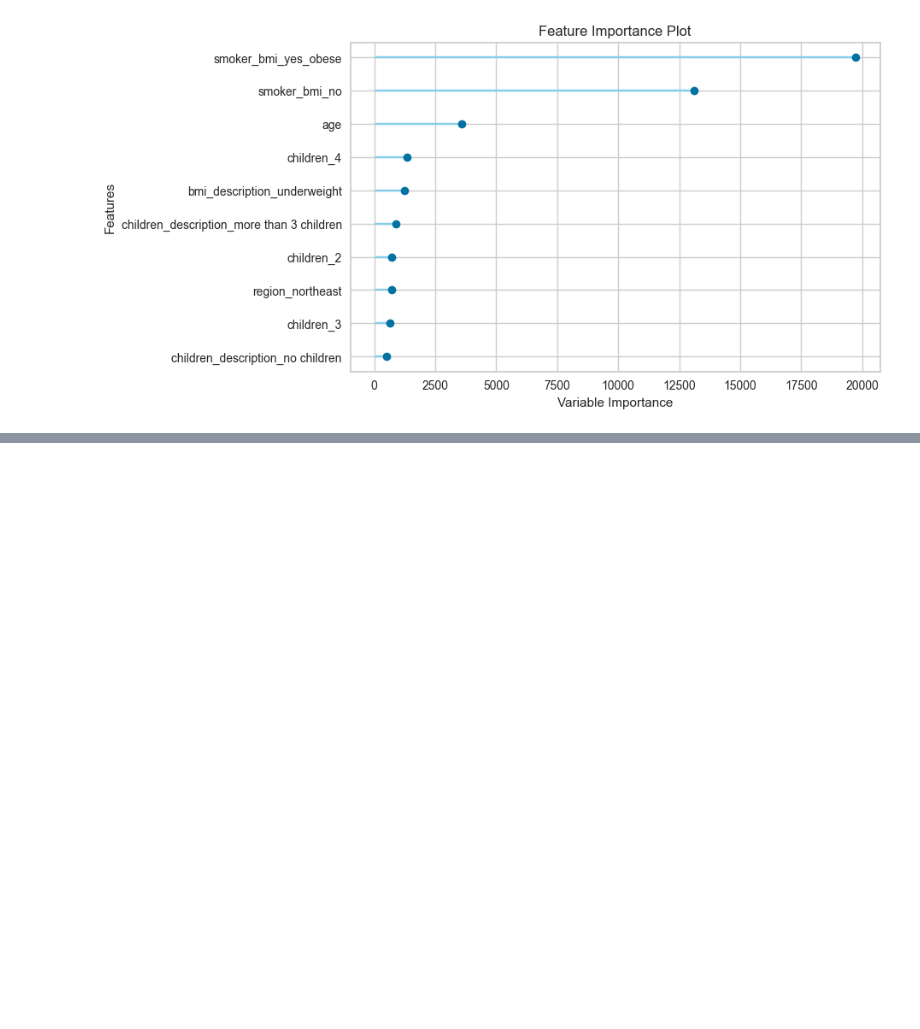
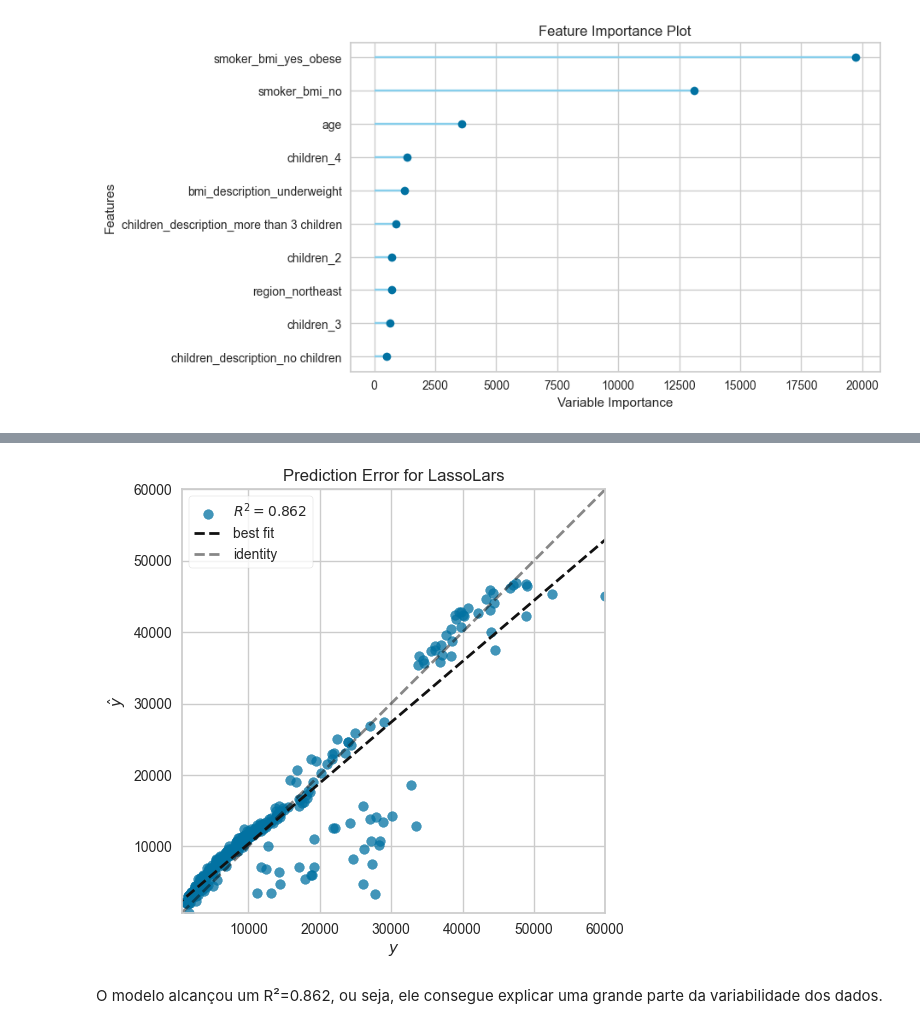
Before and after one commit to lstarke/Health-Insurance-Cost-Prediction, a Jupyter notebook: LeandroStarke_Health_Insurance_Cost_Prediction_(AutoML).ipynb, the cells around one changed output, grey strips where cells are left out. Saved outputs shown, nothing was run; the diff lists cells and outputs as text; code cells hidden in the pictures; blank space fills up the shorter version.

```diff
--- a/LeandroStarke_Health_Insurance_Cost_Prediction_(AutoML).ipynb
+++ b/LeandroStarke_Health_Insurance_Cost_Prediction_(AutoML).ipynb
@@ -314,0 +380,6 @@ LassoLars(alpha=1.0, copy_X=True, eps=2.220446049250313e-16, fit_intercept=True,
+# %%
+# tunando o modelo best utilizando a métrica RMSE como indicador
+tuned_best, tuner = tune_model(best, optimize='RMSE', return_tuner=True, verbose=False)
+
+# imprimindo modelo tunado
+print(tuned_best)
@@ -324,0 +450,6 @@ best
+# %%
+plot_model(tuned_best, plot = 'error')
+# %% [output]
+[figure, added]
+# %% [markdown]
+O modelo alcançou um R²=0.862, ou seja, ele consegue explicar uma grande parte da variabilidade dos dados.
```
Also changed, not shown: parts of 51 cells of this notebook.
